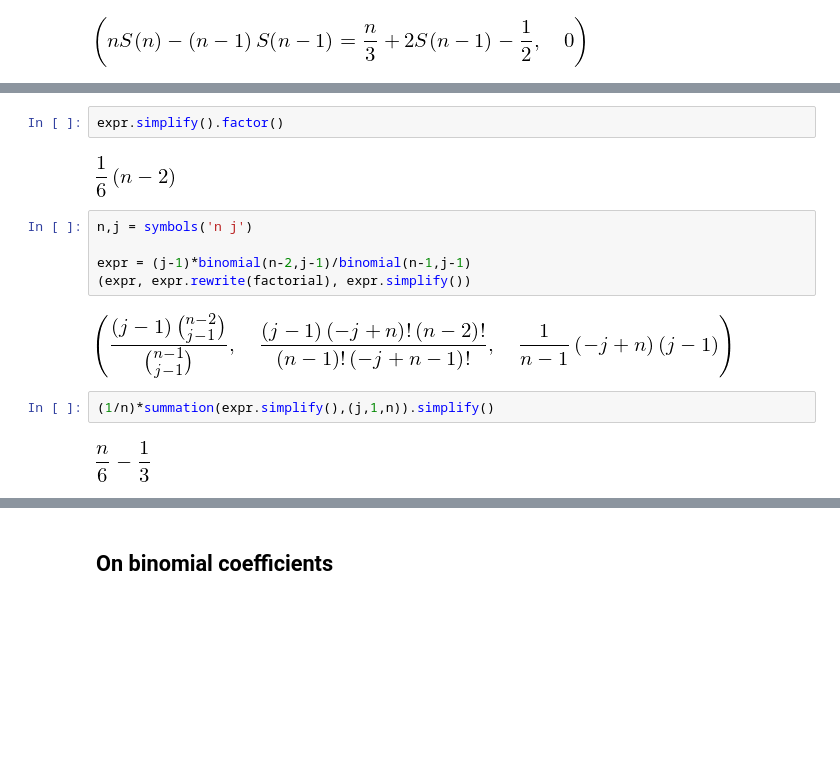
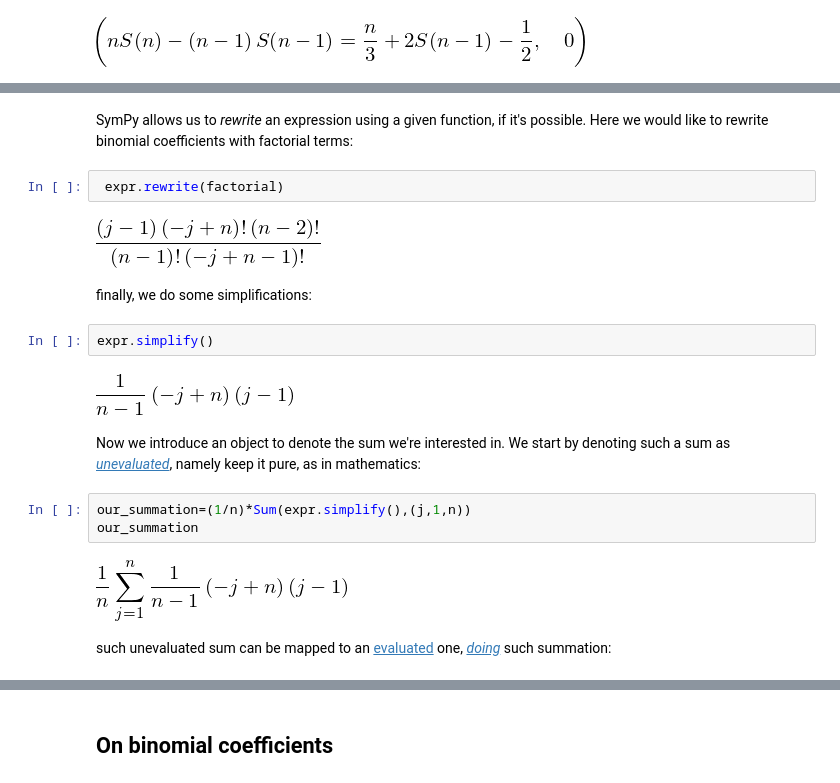
Before and after one commit to massimo-nocentini/pacc, a Jupyter notebook: sympy-notebook/introductory-lecture.ipynb, the cells around one changed output, grey strips where cells are left out. Drawn from its saved outputs; the diff is of its cells as text; blank space fills up the shorter version.

```diff
--- a/sympy-notebook/introductory-lecture.ipynb
+++ b/sympy-notebook/introductory-lecture.ipynb
@@ -101,15 +201,26 @@ which we simplify to get the required equivalence:
+# %% [markdown]
+SymPy allows us to *rewrite* an expression using a given function, if it's possible. Here we would like to rewrite binomial coefficients with factorial terms:
+# %%
+ expr.rewrite(factorial)
+# %% [output]
+[figure, added]
+# %% [markdown]
+finally, we do some simplifications:
 # %%
-expr.simplify().factor()
+expr.simplify()
 # %% [output]
-[figure, old version]
+[figure, new version]
-# %%
-n,j = symbols('n j')
-
-expr = (j-1)*binomial(n-2,j-1)/binomial(n-1,j-1)
-(expr, expr.rewrite(factorial), expr.simplify())
-# %% [output]
-[figure, removed]
+# %% [markdown]
+Now we introduce an object to denote the sum we're interested in. We start by denoting such a sum as [*unevaluated*][uneval-sum], namely keep it pure, as in mathematics:
+
+[uneval-sum]:http://docs.sympy.org/dev/modules/concrete.html?highlight=summation#sympy.concrete.summations.Sum
 # %%
-(1/n)*summation(expr.simplify(),(j,1,n)).simplify()
+our_summation=(1/n)*Sum(expr.simplify(),(j,1,n))
+our_summation
 # %% [output]
-[figure, old version]
+[figure, new version]
+# %% [markdown]
+such unevaluated sum can be mapped to an [evaluated][eval-sum] one, [*doing*][doit] such summation:
+
+[doit]:http://docs.sympy.org/dev/modules/core.html?highlight=doit#sympy.core.basic.Basic.doit
+[eval-sum]:http://docs.sympy.org/dev/modules/concrete.html?highlight=summation#sympy.concrete.summations.summation
```
Also changed, not shown: parts of 55 cells of this notebook, 1 other file.
